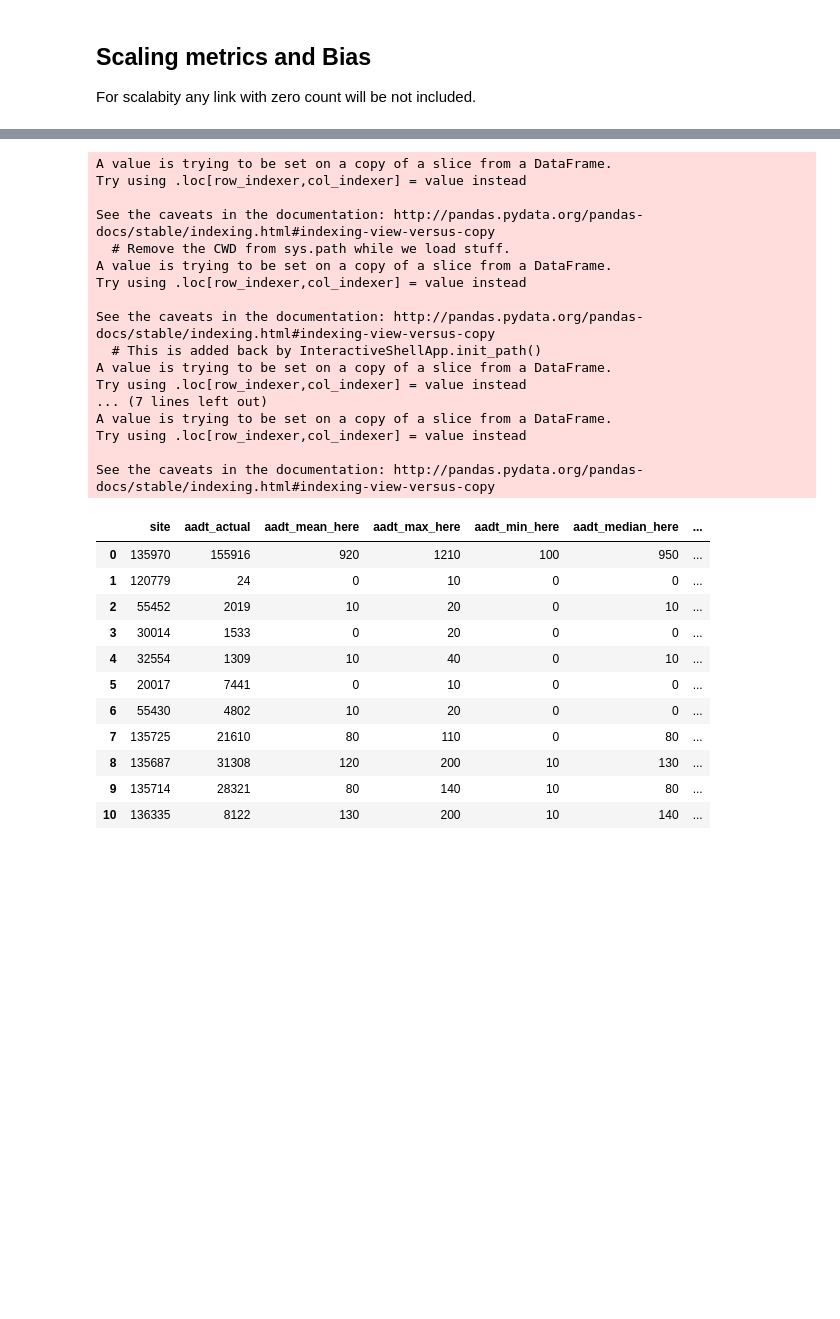
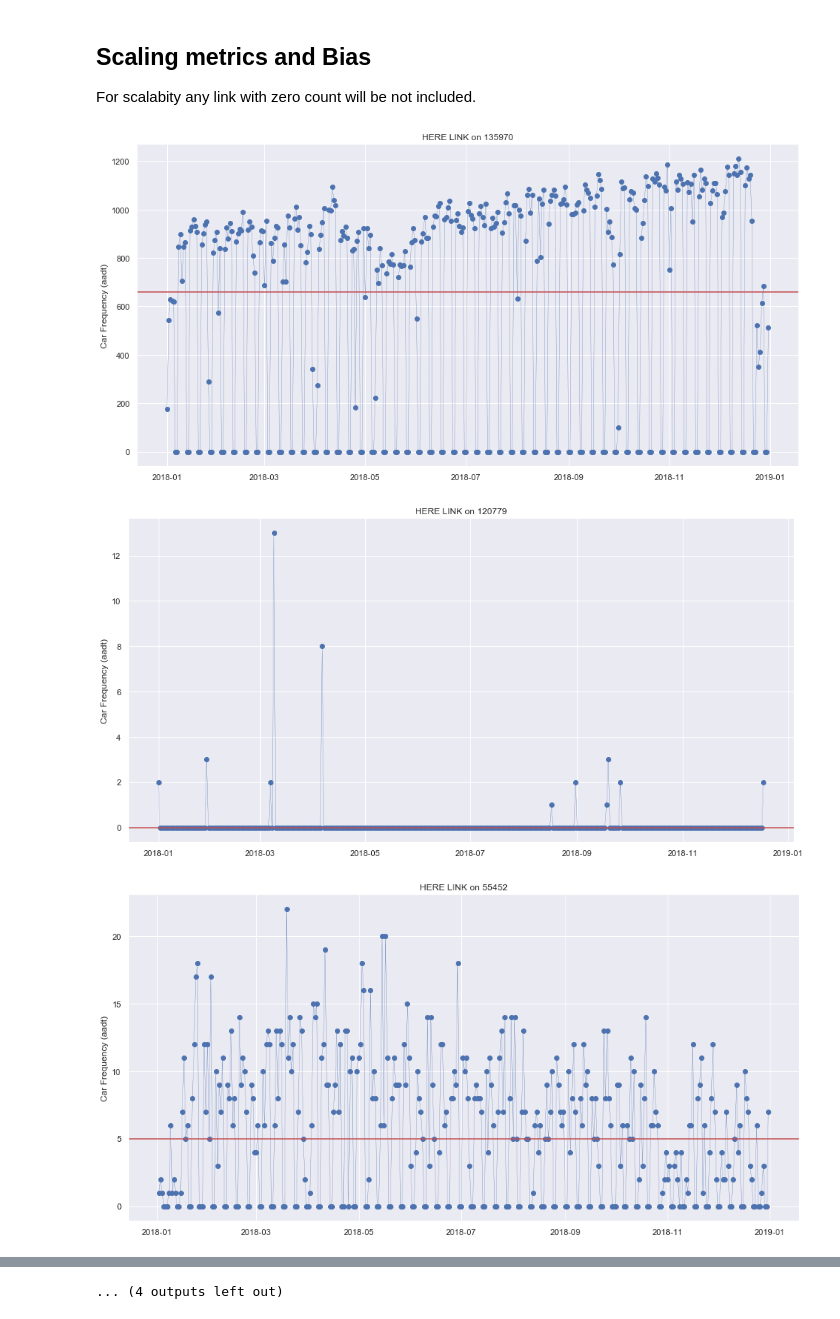
Before and after one commit to jaworra/Crowd-Source-HERE, a Jupyter notebook: hypothesis1-relaibility of HERE probe data.ipynb, the cells around one changed output, grey strips where cells are left out. Cells and saved outputs as stored; diff of their text form; code cells hidden in the pictures; blank space fills up the shorter version.

```diff
--- a/hypothesis1-relaibility of HERE probe data.ipynb
+++ b/hypothesis1-relaibility of HERE probe data.ipynb
@@ -75,7 +75,8 @@ mplleaflet.display(fig=fig,)
 [interactive output not drawn]
 # %%
 #load HERE sample for link at Site 135970
-here_links=pd.read_csv('HERE_DA_40074_00000.csv')
+data_repo = 'here_historic_links/'
+here_links=pd.read_csv(data_repo+'HERE_DA_40074_00000.csv')
 #here_links.head() #show the format data
 
 #assign weekday to dataset
@@ -265,7 +247,8 @@ mplleaflet.display(fig=fig,)
 [interactive output not drawn]
 # %%
 #load here link
-here_links=pd.read_csv('HERE_DA_40137_00000.csv')
+data_repo = 'here_historic_links/'
+here_links=pd.read_csv(data_repo+'HERE_DA_40137_00000.csv')
 here_links_rel_col = here_links[['DATE-TIME','EPOCH-60MIN','COUNT']] #save only the columns needed
 here_links_rel_col['DATE-TIME']= pd.to_datetime(here_links_rel_col['DATE-TIME'],dayfirst=True) #set date/time column as time type
 
@@ -410,34 +466,22 @@ def aadt_here_links_statistics(here_file_name):
 # %%
 #load datasets
 list_of_files = ('HERE_DA_40074_00000.csv','HERE_DA_40137_00000.csv','HERE_DA_40222_00000.csv','HERE_DA_40215_00000.csv',
                  'HERE_DA_40218_00000.csv','HERE_DA_40219_00000.csv','HERE_DA_40221_00000.csv','HERE_DA_40274_00000.csv',
                  'HERE_DA_40272_00000.csv','HERE_DA_40271_00000.csv','HERE_DA_40270_00000.csv','HERE_DA_40342_00000.csv',
-                 'HERE_DA_40343_00000.csv'
+                 'HERE_DA_40343_00000.csv','HERE_DA_40344_00000.csv','HERE_DA_40346_00000.csv','HERE_DA_40347_00000.csv'
+                 )
 
+site_id_ordered = ['135970','120779','55452','30014','32554','20017','55430','135725','135687','135714','136335','80146','82838','83116','92236','91459']
+site_aadt_ordered = [155916,24,2019,1533,1309,7441,4802,21610,31308,28321,8122,3382,9892,3328,4403,7311]
 
-#1215823421|82838| 9892
-#955197318|80146 | 3382
-
-
-
-#  LINK HEre|SITE_ID |AADT
-
-#1217895149 |83116 | 3328
-#1165931886 | 92236 | 4403
-#1162107482 | 91459 | 7311
-
-
-
-site_id_ordered = ['135970','120779','55452','30014','32554','20017','55430','135725','135687','135714','136335','80146'
-site_aadt_ordered = [155916,24,2019,1533,1309,7441,4802,21610,31308,28321,8122,3382]
-
-#TO add
-# Link        Site   aadt
 
 results_data = pd.DataFrame([])
 i=0
 for link in list_of_files:
-    ink_mean,link_max,link_min,link_med =  aadt_here_links_statistics(link)
+    ink_mean,link_max,link_min,link_med =  aadt_here_links_statistics(link,site_id_ordered[i])
     results_data = results_data.append(pd.DataFrame({'site': int(site_id_ordered[i]),'aadt_actual': site_aadt_ordered[i],'aadt_mean_here': ink_mean,  'aadt_max_here': link_max, 'aadt_min_here': link_min, 'aadt_median_here':link_med,'sample_percentage': round((ink_mean/site_aadt_ordered[i])*100,1)}, index=[i]), ignore_index=True)
     i+=1
 # %% [output]
+[figure, added]
+[figure, added]
+[figure, added]
@@ -444,29 +497 @@ for link in list_of_files:
-A value is trying to be set on a copy of a slice from a DataFrame.
-Try using .loc[row_indexer,col_indexer] = value instead
-
-See the caveats in the documentation: http://pandas.pydata.org/pandas-docs/stable/indexing.html#indexing-view-versus-copy
-  # Remove the CWD from sys.path while we load stuff.
-A value is trying to be set on a copy of a slice from a DataFrame.
-Try using .loc[row_indexer,col_indexer] = value instead
-
-See the caveats in the documentation: http://pandas.pydata.org/pandas-docs/stable/indexing.html#indexing-view-versus-copy
-  # This is added back by InteractiveShellApp.init_path()
-A value is trying to be set on a copy of a slice from a DataFrame.
-Try using .loc[row_indexer,col_indexer] = value instead
-... (7 lines left out)
-A value is trying to be set on a copy of a slice from a DataFrame.
-Try using .loc[row_indexer,col_indexer] = value instead
-
-See the caveats in the documentation: http://pandas.pydata.org/pandas-docs/stable/indexing.html#indexing-view-versus-copy
+... (4 outputs left out)
-|  | site | aadt_actual | aadt_mean_here | aadt_max_here | aadt_min_here | aadt_median_here | ... |
-| 0 | 135970 | 155916 | 920 | 1210 | 100 | 950 | ... |
-| 1 | 120779 | 24 | 0 | 10 | 0 | 0 | ... |
-| 2 | 55452 | 2019 | 10 | 20 | 0 | 10 | ... |
-| 3 | 30014 | 1533 | 0 | 20 | 0 | 0 | ... |
-| 4 | 32554 | 1309 | 10 | 40 | 0 | 10 | ... |
-| 5 | 20017 | 7441 | 0 | 10 | 0 | 0 | ... |
-| 6 | 55430 | 4802 | 10 | 20 | 0 | 0 | ... |
-| 7 | 135725 | 21610 | 80 | 110 | 0 | 80 | ... |
-| 8 | 135687 | 31308 | 120 | 200 | 10 | 130 | ... |
-| 9 | 135714 | 28321 | 80 | 140 | 10 | 80 | ... |
-| 10 | 136335 | 8122 | 130 | 200 | 10 | 140 | ... |
```
Also changed, not shown: parts of 48 cells of this notebook, 3 other files.
